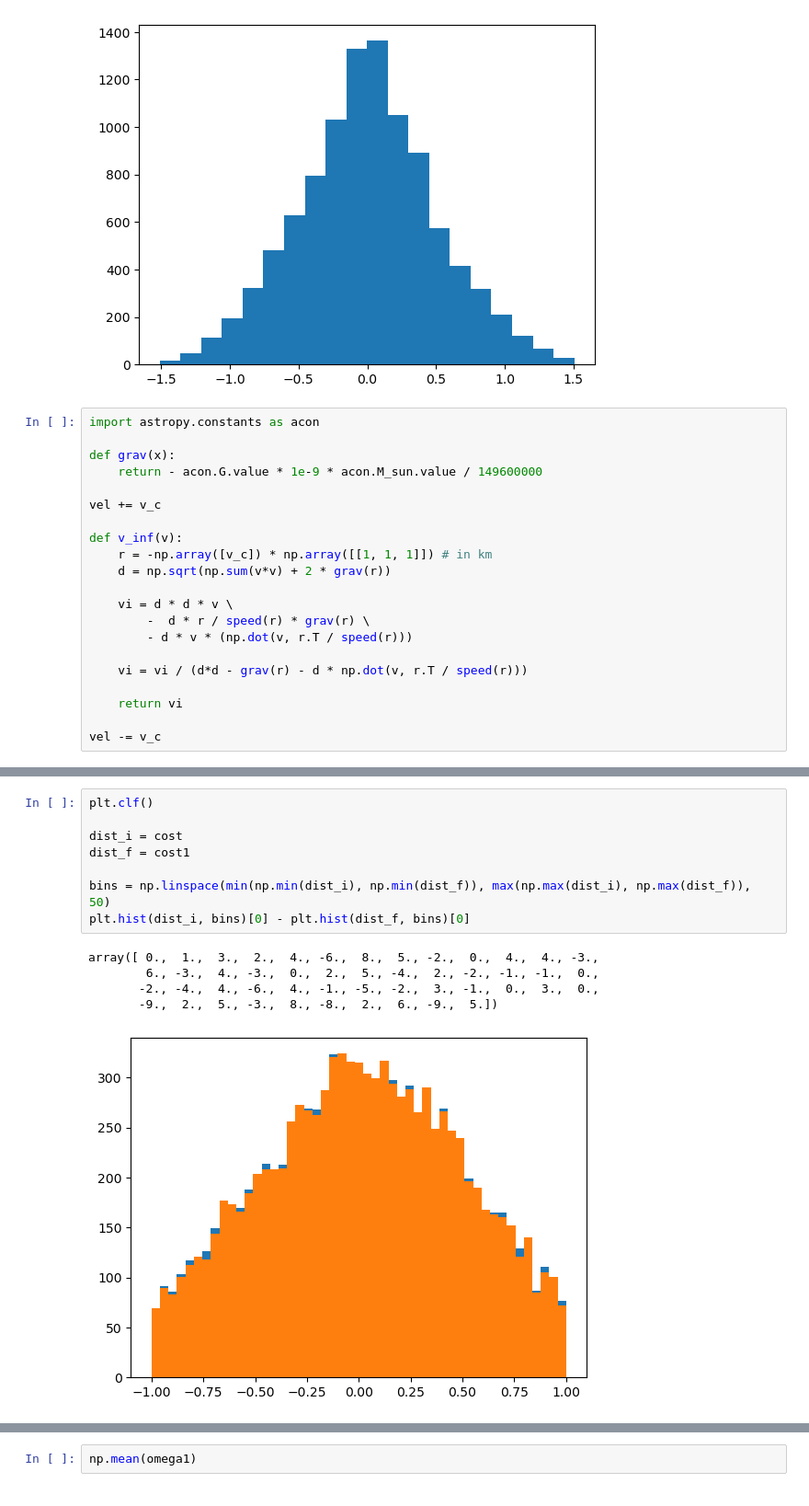
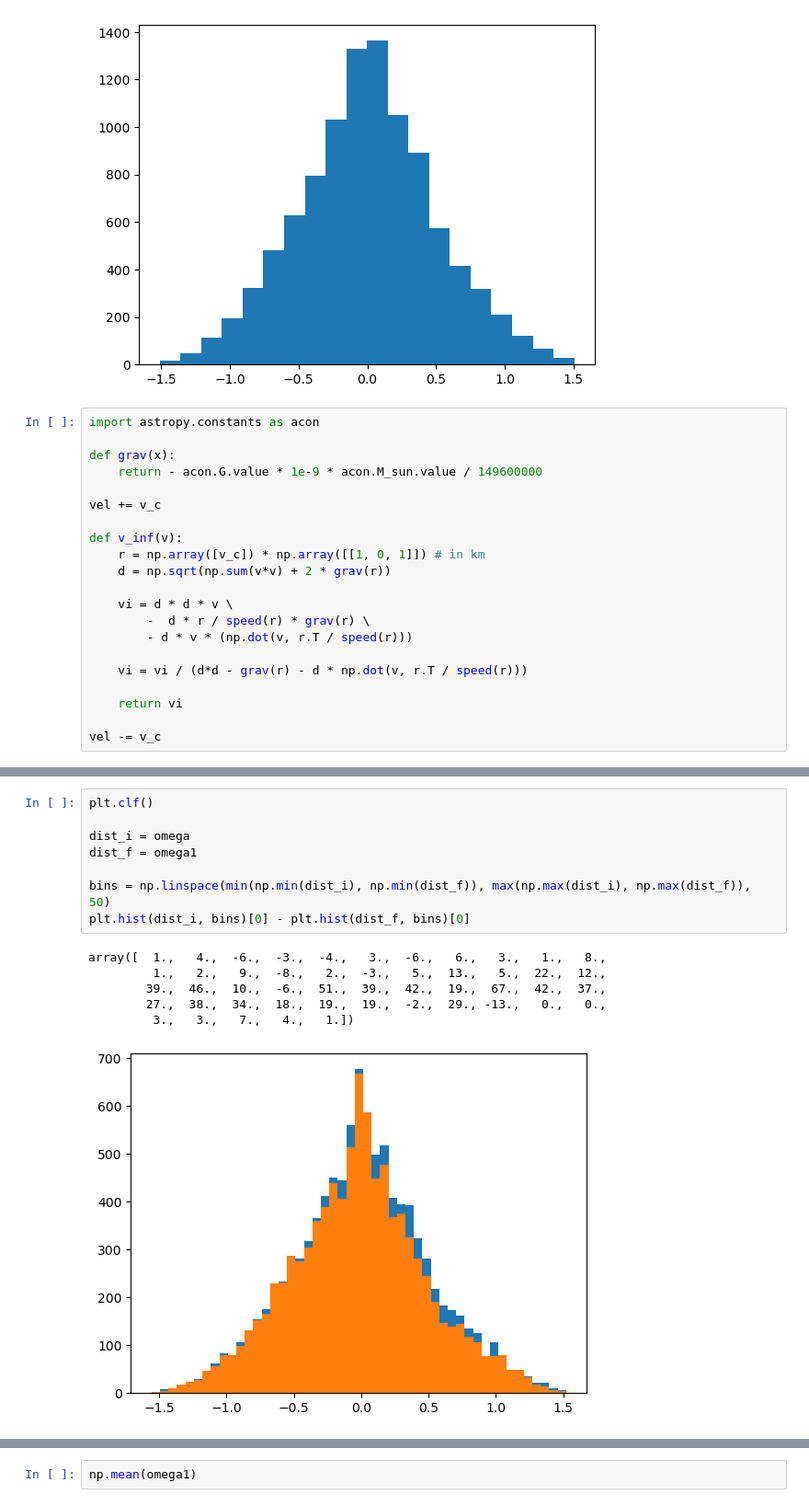
Before and after one commit to shauryagarg145/dark-matter-waves, a Jupyter notebook: modellingstreams.ipynb, the cells around one changed output, grey strips where cells are left out. Shown at 92% size. Drawn from its saved outputs; the diff is of its cells as text.

```diff
--- a/modellingstreams.ipynb
+++ b/modellingstreams.ipynb
@@ -310,7 +311,7 @@ def grav(x):
 vel += v_c
 
 def v_inf(v):
-    r = -np.array([v_c]) * np.array([[1, 1, 1]]) # in km
+    r = np.array([v_c]) * np.array([[1, 0, 1]]) # in km
     d = np.sqrt(np.sum(v*v) + 2 * grav(r))
 
     vi = d * d * v \
@@ -411,17 +412,18 @@ plt.plot(bins[1:], np.abs(y) / np.sum(mask))
 # %%
 plt.clf()
 
-dist_i = cost
-dist_f = cost1
+dist_i = omega
+dist_f = omega1
 
 bins = np.linspace(min(np.min(dist_i), np.min(dist_f)), max(np.max(dist_i), np.max(dist_f)), 50)
 plt.hist(dist_i, bins)[0] - plt.hist(dist_f, bins)[0]
 # %% [output]
-array([ 0.,  1.,  3.,  2.,  4., -6.,  8.,  5., -2.,  0.,  4.,  4., -3.,
-        6., -3.,  4., -3.,  0.,  2.,  5., -4.,  2., -2., -1., -1.,  0.,
-       -2., -4.,  4., -6.,  4., -1., -5., -2.,  3., -1.,  0.,  3.,  0.,
-       -9.,  2.,  5., -3.,  8., -8.,  2.,  6., -9.,  5.])
+array([  1.,   4.,  -6.,  -3.,  -4.,   3.,  -6.,   6.,   3.,   1.,   8.,
+         1.,   2.,   9.,  -8.,   2.,  -3.,   5.,  13.,   5.,  22.,  12.,
+        39.,  46.,  10.,  -6.,  51.,  39.,  42.,  19.,  67.,  42.,  37.,
+        27.,  38.,  34.,  18.,  19.,  19.,  -2.,  29., -13.,   0.,   0.,
+         3.,   3.,   7.,   4.,   1.])
-[figure, old version]
+[figure, new version]
 # %%
 y = plt.hist(dist_i, bins)[0] * np.sum(mask)/10000 - plt.hist(dist_f, bins)[0]
 plt.clf()
```
Also changed, not shown: parts of 39 cells of this notebook, 3 other files.
